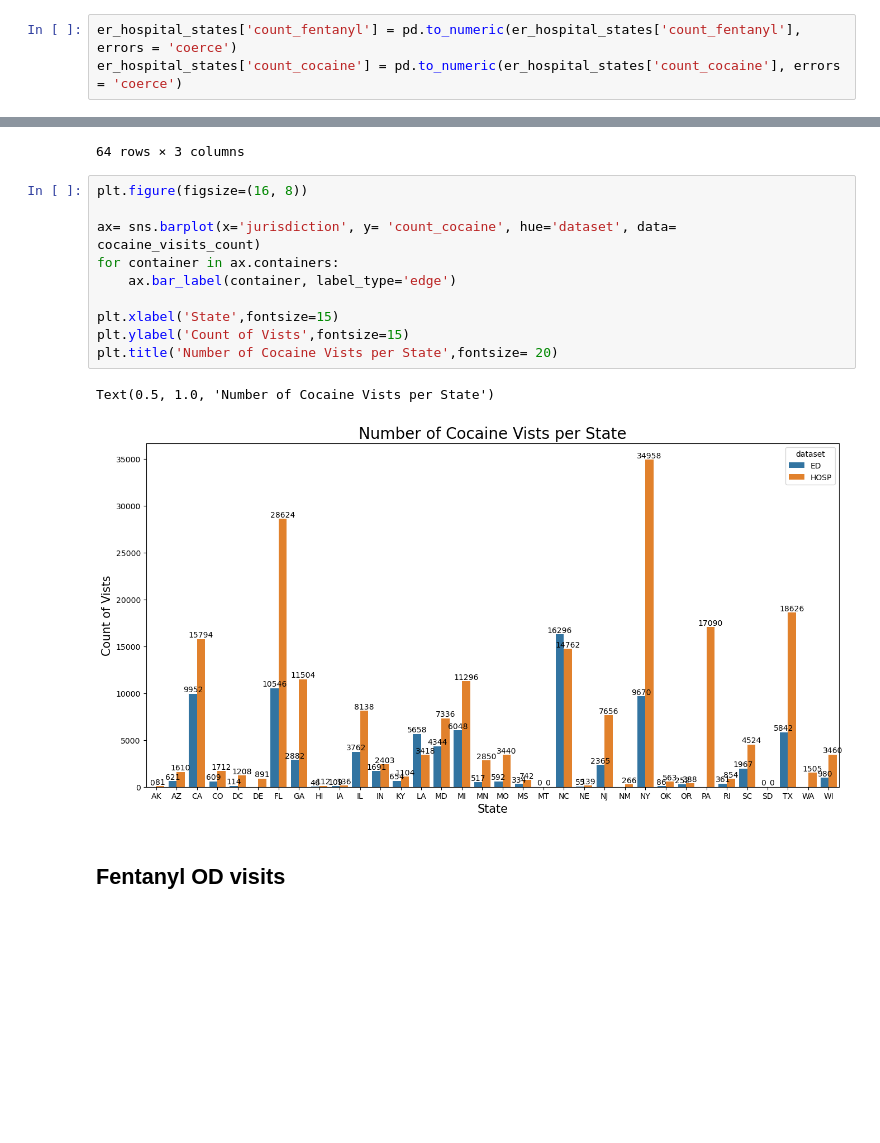
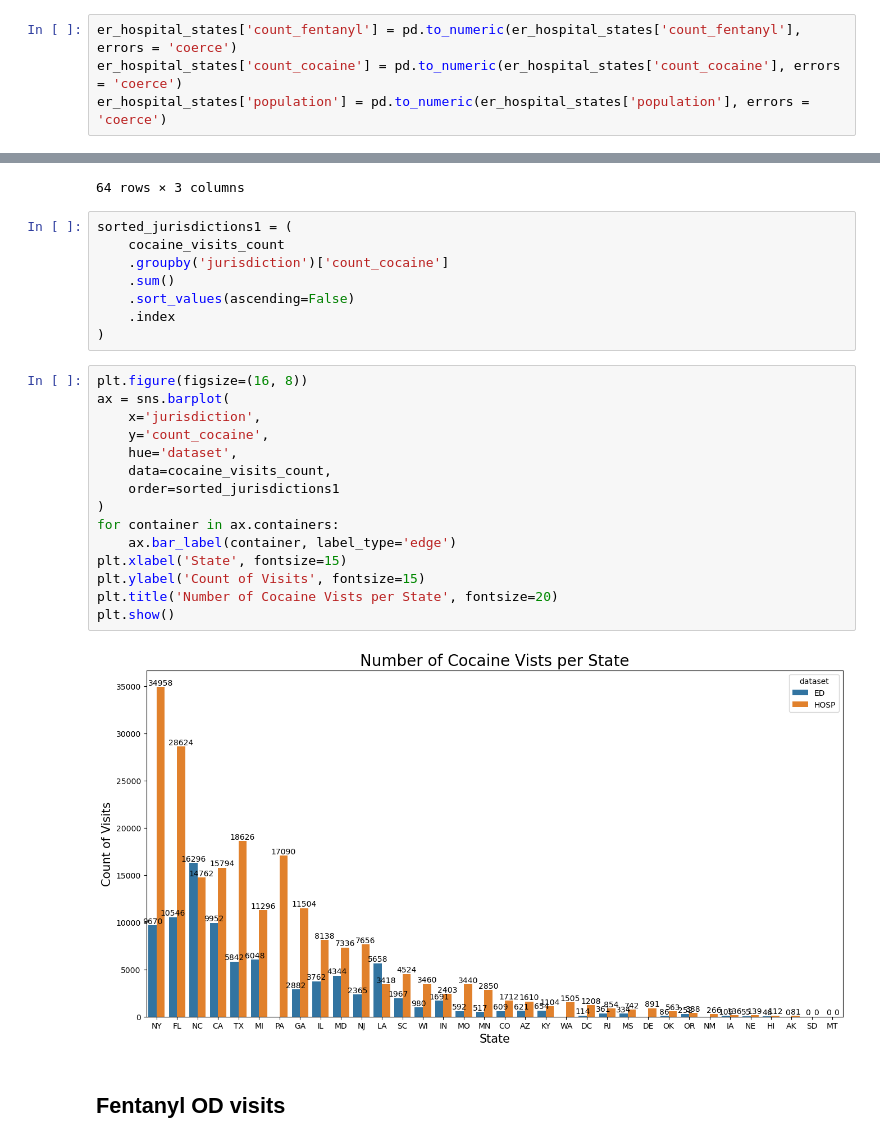
Before and after one commit to dorinajordan22/da14_capstone_2023_cocaine_and_fentanyl_analysis-, a Jupyter notebook: notebooks/2018_2023_cocaine_and_fentanyl_analysis.ipynb, the cells around one changed output, grey strips where cells are left out. Saved outputs shown, nothing was run; the diff lists cells and outputs as text; blank space fills up the shorter version.

```diff
--- a/notebooks/2018_2023_cocaine_and_fentanyl_analysis.ipynb
+++ b/notebooks/2018_2023_cocaine_and_fentanyl_analysis.ipynb
@@ -25,3 +25,4 @@ er_hospital_states
 # %%
 er_hospital_states['count_fentanyl'] = pd.to_numeric(er_hospital_states['count_fentanyl'], errors = 'coerce')
 er_hospital_states['count_cocaine'] = pd.to_numeric(er_hospital_states['count_cocaine'], errors = 'coerce')
+er_hospital_states['population'] = pd.to_numeric(er_hospital_states['population'], errors = 'coerce')
@@ -149,19 +170,31 @@ cocaine_visits_count
 | 62 | WI | ED | 980.0 |
 | 63 | WI | HOSP | 3460.0 |
 64 rows × 3 columns
-# %%
-plt.figure(figsize=(16, 8))
-
-ax= sns.barplot(x='jurisdiction', y= 'count_cocaine', hue='dataset', data= cocaine_visits_count)
-for container in ax.containers:
-    ax.bar_label(container, label_type='edge')
-
-plt.xlabel('State',fontsize=15)
-plt.ylabel('Count of Vists',fontsize=15)
-plt.title('Number of Cocaine Vists per State',fontsize= 20)
-# %% [output]
-Text(0.5, 1.0, 'Number of Cocaine Vists per State')
-[figure, removed]
+# %%
+sorted_jurisdictions1 = (
+    cocaine_visits_count
+    .groupby('jurisdiction')['count_cocaine']
+    .sum()
+    .sort_values(ascending=False)
+    .index
+)
+# %%
+plt.figure(figsize=(16, 8))
+ax = sns.barplot(
+    x='jurisdiction',
+    y='count_cocaine',
+    hue='dataset',
+    data=cocaine_visits_count,
+    order=sorted_jurisdictions1
+)
+for container in ax.containers:
+    ax.bar_label(container, label_type='edge')
+plt.xlabel('State', fontsize=15)
+plt.ylabel('Count of Visits', fontsize=15)
+plt.title('Number of Cocaine Vists per State', fontsize=20)
+plt.show()
+# %% [output]
+[figure, added]
 # %% [markdown]
 ## Fentanyl OD visits
 # %%
```
Also changed, not shown: parts of 37 cells of this notebook.
